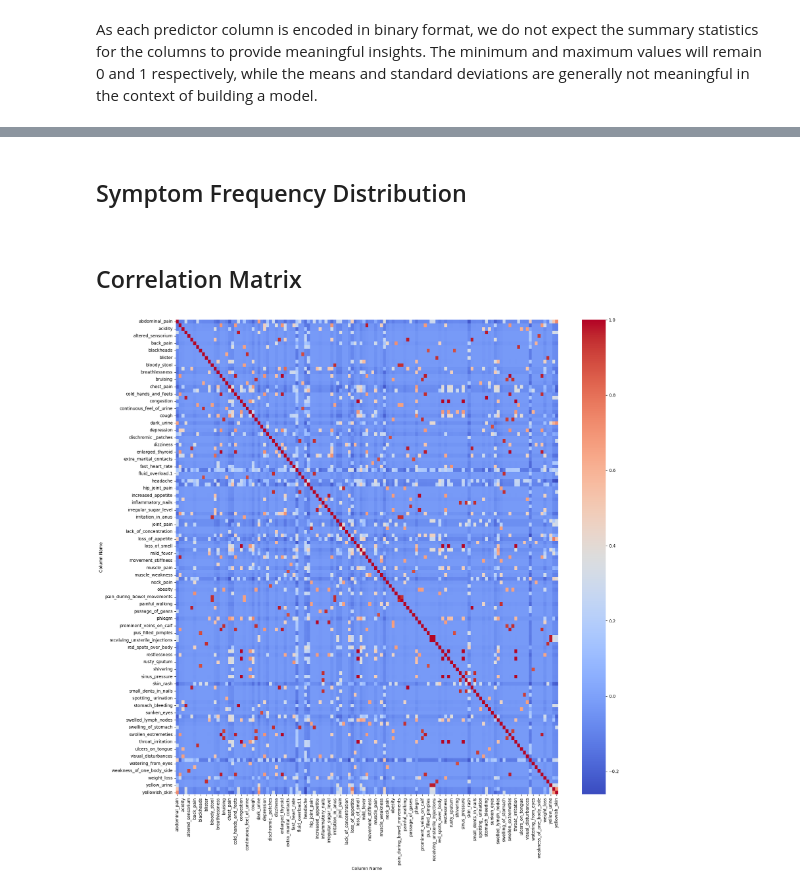
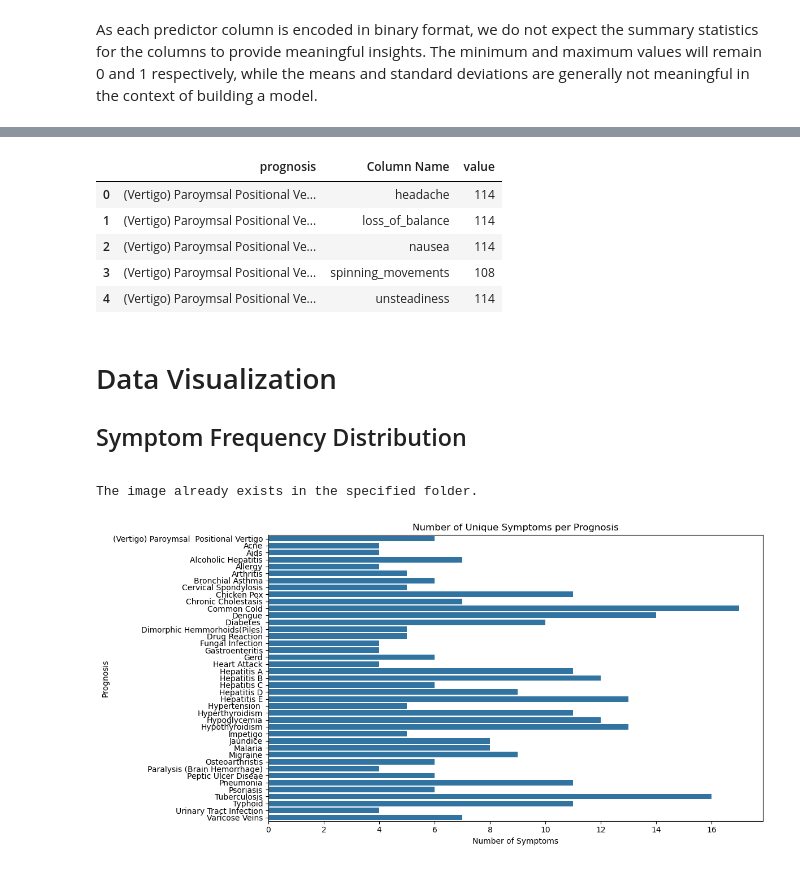
Before and after one commit to franklinen/disease_prediction, a Jupyter notebook: exploratory_analysis.ipynb, the cells around one changed output, grey strips where cells are left out. Cells and saved outputs as stored; diff of their text form; code cells hidden in the pictures.

Commit message:
cherry picked code from all team member's code maintaing code structure, added visualizations, saved images in images dir

```diff
--- a/exploratory_analysis.ipynb
+++ b/exploratory_analysis.ipynb
@@ -38,3 +59,9 @@ test_data = pd.read_csv("data/Testing.csv")
+# %%
+# Define the file path to save the image
+image_folder = "images"
+# Check if the image folder exists, if not, create it
+if not os.path.exists(image_folder):
+    os.makedirs(image_folder)
 # %% [markdown]
 # Data Inspection
 <a id="Data-Inspection"></a>
@@ -121,3 +272,17 @@ As each predictor column is encoded in binary format, we do not expect the summa
+# %%
+melted_train_data = process_melted_data()
+
+melted_train_data.head()
+# %% [output]
+|  | prognosis | Column Name | value |
+| 0 | (Vertigo) Paroymsal Positional Ve... | headache | 114 |
+| 1 | (Vertigo) Paroymsal Positional Ve... | loss_of_balance | 114 |
+| 2 | (Vertigo) Paroymsal Positional Ve... | nausea | 114 |
+| 3 | (Vertigo) Paroymsal Positional Ve... | spinning_movements | 108 |
+| 4 | (Vertigo) Paroymsal Positional Ve... | unsteadiness | 114 |
 # %% [markdown]
+# Data Visualization
+<a id="Data-Visualization"></a>
+
 ## Symptom Frequency Distribution
-<a id="Symptom-Frequency-Distribution"></a>
+<a id="Sympton-Frequency-Distribution"></a>
@@ -127,11 +289,21 @@ melted_train_data = train_data.melt(id_vars=['prognosis'], value_vars=value_colu
-# %% [markdown]
-## Correlation Matrix
-# %%
-# Next the concept is to create a correlation matrix between the variables
-correlation_matrix = train_data.corr(numeric_only=True)
-plt.figure(figsize=(20,20))
-sns.set_context(rc={"figure.figsize": (20,20)})
-heat_plot = sns.heatmap(correlation_matrix, annot=False, cmap=sns.color_palette("coolwarm", as_cmap=True))
-plt.show()
-# %% [output]
-[figure, removed]
+# %%
+image_path_1 = os.path.join(image_folder, "unique_symptoms_per_prognosis.png")
+
+symptom_counts = melted_train_data.groupby('prognosis', observed=True)['Column Name'].nunique().sort_values(ascending=False)
+
+plt.figure(figsize=(12, 6))
+sns.barplot(x=symptom_counts.values, y=symptom_counts.index)
+plt.title('Number of Unique Symptoms per Prognosis')
+plt.xlabel('Number of Symptoms')
+plt.ylabel('Prognosis')
+plt.tight_layout()
+
+if not os.path.isfile(image_path_1):
+    # Save the plot
+    plt.savefig(image_path_1, dpi=300)
+else:
+    print("The image already exists in the specified folder.")
+plt.show()
+# %% [output]
+The image already exists in the specified folder.
+[figure, added]
```
Also changed, not shown: parts of 42 cells of this notebook, 6 other files.
